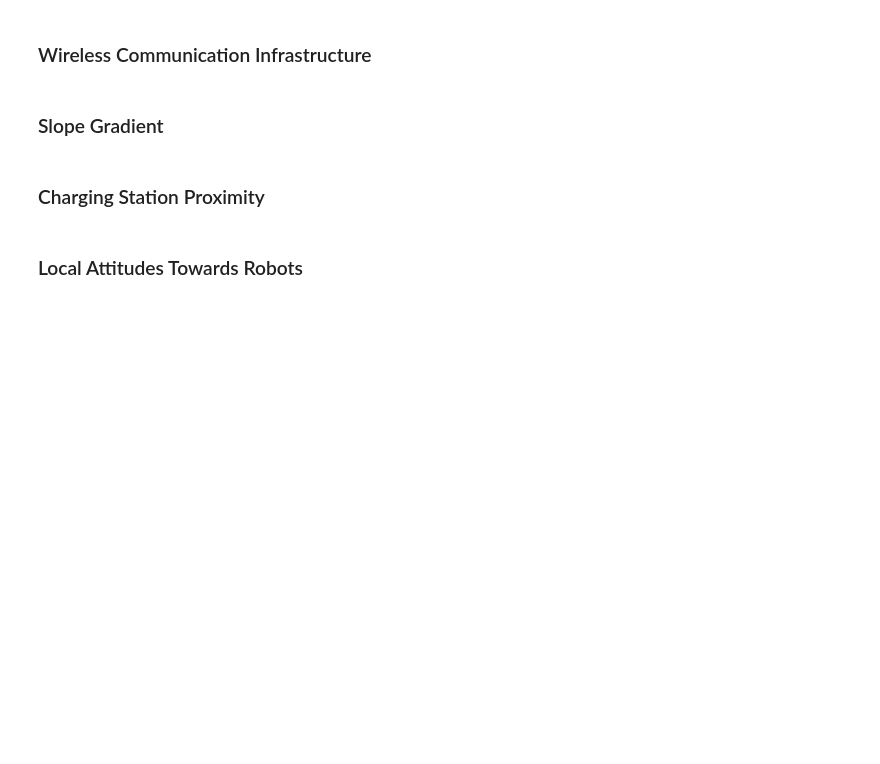
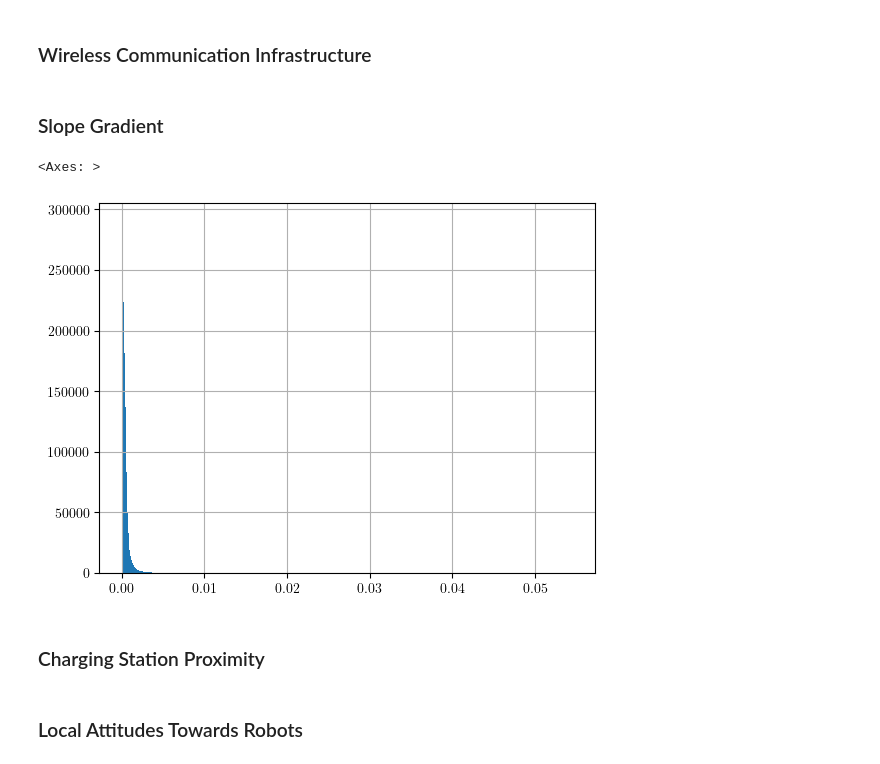
Before and after one commit to FAR-Lab/robotability-nyc, a Jupyter notebook: feature_processing/score.ipynb, the cells around one changed output. Drawn from its saved outputs; the diff is of its cells as text; code cells hidden in the pictures; blank space fills up the shorter version.

Commit message:
score notebook checkin

```diff
--- a/feature_processing/score.ipynb
+++ b/feature_processing/score.ipynb
@@ -52,5 +54,5 @@ def min_max_normalize(series: pd.Series) -> pd.Series:
 
     return (series - min_val) / (max_val - min_val)
 # %%
-dataset = pd.read_csv("data/processed/score_dataset.csv", engine='pyarrow')
+dataset = pd.read_csv("../data/processed/score_dataset.csv", engine='pyarrow')
 dataset = gpd.GeoDataFrame(dataset, geometry=dataset['geometry'].apply(wkt.loads), crs=PROJ)
@@ -152,0 +131,4 @@ WEIGHTS = {
+# %%
+# read csv as dict and store in WEIGHTS
+WEIGHTS = pd.read_csv("../survey_processing/feature_weights.csv", index_col=0).to_dict()['Weight']
+WEIGHTS
@@ -231,7 +238,7 @@ features['surface_condition'] = COMPUTE_surface_condition(dataset['surface_condi
 # SKIP preprocessing, as all values are already 0 or 1
 # %%
 def COMPUTE_communication_infrastructure(row, WEIGHTS=WEIGHTS):
-    return 1 if (row['4g_minup'] > 0 and row['4g_mindown'] > 0) else 0
+    return (1 if (row['4g_minup'] > 0 and row['4g_mindown'] > 0) else 0) * WEIGHTS['communication_infrastructure']
 # %%
 features['communication_infrastructure'] = dataset.apply(lambda row: COMPUTE_communication_infrastructure(row), axis=1)
 # %% [markdown]
@@ -285,6 +292,12 @@ def COMPUTE_slope_gradient(col, WEIGHTS=WEIGHTS):
     return col * WEIGHTS['slope_gradient']
 # %%
 features['slope_gradient'] = COMPUTE_slope_gradient(dataset['slope_gradient'])
+# %%
+# log the distribution here, as this one might be tricky
+features['slope_gradient'].hist(bins=1000)
+# %% [output]
+<Axes: >
+[figure, added]
 # %% [markdown]
 ### Charging Station Proximity
 # %%
```
Also changed, not shown: parts of 14 cells of this notebook.
